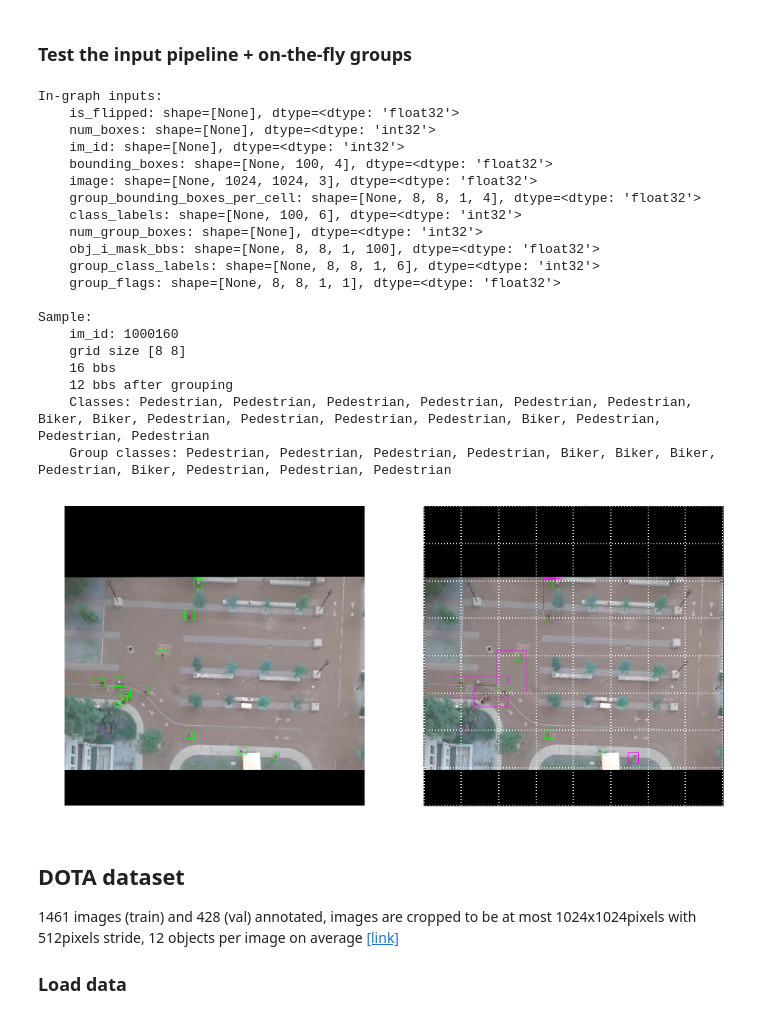
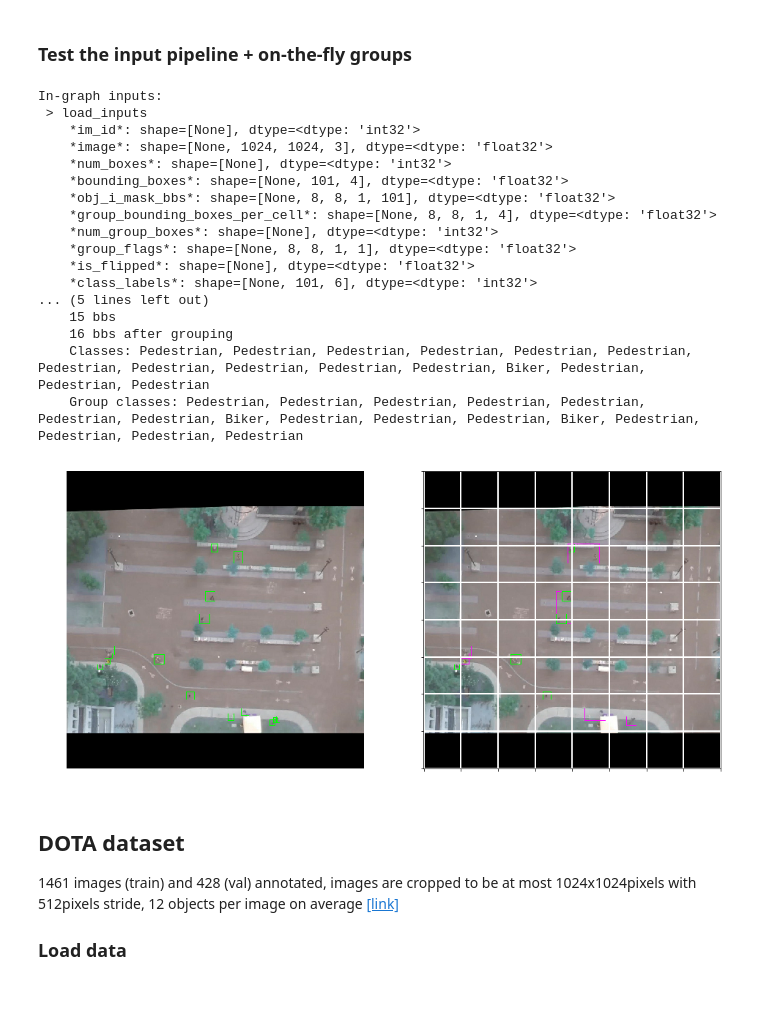
Before and after one commit to ameroyer/ODGI, a Jupyter notebook: input_pipeline.ipynb, the cells around one changed output. Saved outputs shown, nothing was run; the diff lists cells and outputs as text; code cells hidden in the pictures.

```diff
--- a/input_pipeline.ipynb
+++ b/input_pipeline.ipynb
@@ -288,8 +279,9 @@ Wall time: 3.37 s
 ### Test the input pipeline  + on-the-fly groups
 # %%
 with tf.Graph().as_default():
-    mode = 'test'
-    metadata = graph_manager.load_metadata('Data/metadata_vedai.txt')
+    mode = 'val'
+    fold = 1
+    metadata = defaults.load_metadata('Data/metadata_vedai_fold%02d.txt' % fold)
     image_size = 1024
 
     num_cells = np.array([4, 4])
@@ -298,17 +290,18 @@ with tf.Graph().as_default():
     print('\n\033[44mIn-graph inputs:\033[0m')
     inputs = tf_inputs.get_tf_dataset(metadata['%s_tfrecords' % mode],
                                       metadata['feature_keys'],
+                                      'vedai',
                                       metadata['%s_max_num_bbs' % mode],
-                                      len(metadata['data_classes']),
+                                      num_classes=len(metadata['data_classes']),
                                       with_classes=True,
                                       with_groups=True,
                                       grid_offsets=grid_offsets,
-                                      data_augmentation_threshold=1.,
+                                      data_augmentation_threshold=0.5,
                                       image_folder=metadata['image_folder'],
                                       batch_size=1,
                                       image_size=image_size,
                                       shuffle_buffer=1000,
-                                      verbose=True)[0]
+                                      verbose=2)[0]
     inputs = {k: v for k, v in inputs.items() if k != 'batch_size'}
 
     with tf.Session() as sess:
@@ -342,7 +335,7 @@ with tf.Graph().as_default():
         ax2.imshow(group_img)
         ax2.set_xticks(np.linspace(0, image_size, num_cells[0] + 1))
         ax2.set_yticks(np.linspace(0, image_size, num_cells[1] + 1))
-        ax2.tick_params(labelbottom='off', labelleft='off')
+        ax2.tick_params(labelbottom=False, labelleft=False)
         ax2.grid(color='white', linewidth=2)
         plt.show()
 # %% [output]
@@ -530,15 +542,0 @@ with open('Data/sdd_split_test.txt', 'r') as f:
-# %%
-%%time
-path_to_train = 'Data/sdd_train'
-num_stanford_train_samples, feature_keys = write_data_to_tfrecords(
-    stanford_image_ids, stanford_image_annotations, path_to_train,
-    pad=stanford_max_num_bbs, split=stanford_train_split)
-print('Wrote', num_stanford_train_samples, 'training examples')
-print()
-
-path_to_test = 'Data/sdd_test'
-num_stanford_test_samples, _ = write_data_to_tfrecords(
-    stanford_image_ids, stanford_image_annotations, path_to_test,
-    pad=stanford_max_num_bbs, split=stanford_test_split)
-print('Wrote', num_stanford_test_samples, 'test examples')
-print()
@@ -566,8 +592,8 @@ with open('Data/metadata_sdd.txt', 'w') as f:
 ### Test the input pipeline + on-the-fly groups
 # %%
 with tf.Graph().as_default():
-    mode = 'test'
-    metadata = graph_manager.load_metadata('Data/metadata_sdd.txt')
+    mode = 'val'
+    metadata = defaults.load_metadata('Data/metadata_sdd.txt')
     image_size = 1024
 
     num_cells = np.array([8, 8])
@@ -576,8 +602,9 @@ with tf.Graph().as_default():
     print('\n\033[44mIn-graph inputs:\033[0m')
     inputs = tf_inputs.get_tf_dataset(metadata['%s_tfrecords' % mode],
                                       metadata['feature_keys'],
+                                      'sdd',
                                       metadata['%s_max_num_bbs' % mode],
-                                      len(metadata['data_classes']),
+                                      num_classes=len(metadata['data_classes']),
                                       with_classes=True,
                                       with_groups=True,
                                       grid_offsets=grid_offsets,
@@ -597,54 +624,51 @@ with tf.Graph().as_default():
             viz.draw_bounding_boxes_numpy(img, bb)
         # On-the-fly group bounding boxes (Magenta)
         group_img = np.copy(inputs_['image'][0])
         group_bbs = np.reshape(inputs_['group_bounding_boxes_per_cell'][0], (-1, 4))
         group_flags = np.reshape(inputs_['group_flags'][0], (-1))
         for bb, flag in zip(group_bbs, group_flags):
             viz.draw_bounding_boxes_numpy(group_img, bb, color=(1., 0., 1.) if flag else (0., 1., 0.))
 
         # Print
         print('\n\033[44mSample:\033[0m')
         print('    im_id:', inputs_['im_id'][0])
         print('    grid size', num_cells)
         print('   ', inputs_['num_boxes'][0], 'bbs')
         print('   ', inputs_['num_group_boxes'][0], 'bbs after grouping')
         classes = np.where(inputs_['class_labels'][0] > 0)[-1]
         print('    Classes:', ', '.join(metadata['data_classes'][index] for index in classes))
         group_classes = np.where(inputs_['group_class_labels'][0] > 0)[-1]
         print('    Group classes:', ', '.join(metadata['data_classes'][index]
                                               for index in group_classes[:inputs_['num_group_boxes'][0]]))
         # Plot
         _, (ax1, ax2) = plt.subplots(1, 2, figsize=(16, 8))
         ax1.imshow(img)
         ax1.set_axis_off()
         ax2.imshow(group_img)
         ax2.set_xticks(np.linspace(0, image_size, num_cells[0] + 1))
         ax2.set_yticks(np.linspace(0, image_size, num_cells[1] + 1))
-        ax2.tick_params(labelbottom='off', labelleft='off')
+        ax2.tick_params(labelbottom=False, labelleft=False)
         ax2.grid(color='white', linewidth=2)
         plt.show()
 # %% [output]
 In-graph inputs:
-    is_flipped: shape=[None], dtype=<dtype: 'float32'>
-    num_boxes: shape=[None], dtype=<dtype: 'int32'>
-    im_id: shape=[None], dtype=<dtype: 'int32'>
-    bounding_boxes: shape=[None, 100, 4], dtype=<dtype: 'float32'>
-    image: shape=[None, 1024, 1024, 3], dtype=<dtype: 'float32'>
-    group_bounding_boxes_per_cell: shape=[None, 8, 8, 1, 4], dtype=<dtype: 'float32'>
-    class_labels: shape=[None, 100, 6], dtype=<dtype: 'int32'>
-    num_group_boxes: shape=[None], dtype=<dtype: 'int32'>
-    obj_i_mask_bbs: shape=[None, 8, 8, 1, 100], dtype=<dtype: 'float32'>
-    group_class_labels: shape=[None, 8, 8, 1, 6], dtype=<dtype: 'int32'>
-    group_flags: shape=[None, 8, 8, 1, 1], dtype=<dtype: 'float32'>
-
-Sample:
-    im_id: 1000160
-    grid size [8 8]
-    16 bbs
-    12 bbs after grouping
-    Classes: Pedestrian, Pedestrian, Pedestrian, Pedestrian, Pedestrian, Pedestrian, Biker, Biker, Pedestrian, Pedestrian, Pedestrian, Pedestrian, Biker, Pedestrian, Pedestrian, Pedestrian
-    Group classes: Pedestrian, Pedestrian, Pedestrian, Pedestrian, Biker, Biker, Biker, Pedestrian, Biker, Pedestrian, Pedestrian, Pedestrian
+ > load_inputs
+    *im_id*: shape=[None], dtype=<dtype: 'int32'>
+    *image*: shape=[None, 1024, 1024, 3], dtype=<dtype: 'float32'>
+    *num_boxes*: shape=[None], dtype=<dtype: 'int32'>
+    *bounding_boxes*: shape=[None, 101, 4], dtype=<dtype: 'float32'>
+    *obj_i_mask_bbs*: shape=[None, 8, 8, 1, 101], dtype=<dtype: 'float32'>
+    *group_bounding_boxes_per_cell*: shape=[None, 8, 8, 1, 4], dtype=<dtype: 'float32'>
+    *num_group_boxes*: shape=[None], dtype=<dtype: 'int32'>
+    *group_flags*: shape=[None, 8, 8, 1, 1], dtype=<dtype: 'float32'>
+    *is_flipped*: shape=[None], dtype=<dtype: 'float32'>
+    *class_labels*: shape=[None, 101, 6], dtype=<dtype: 'int32'>
+... (5 lines left out)
+    15 bbs
+    16 bbs after grouping
+    Classes: Pedestrian, Pedestrian, Pedestrian, Pedestrian, Pedestrian, Pedestrian, Pedestrian, Pedestrian, Pedestrian, Pedestrian, Pedestrian, Biker, Pedestrian, Pedestrian, Pedestrian
+    Group classes: Pedestrian, Pedestrian, Pedestrian, Pedestrian, Pedestrian, Pedestrian, Pedestrian, Biker, Pedestrian, Pedestrian, Pedestrian, Biker, Pedestrian, Pedestrian, Pedestrian, Pedestrian
-[figure, old version]
+[figure, new version]
 # %% [markdown]
 ## DOTA dataset
 
```
Also changed, not shown: parts of 17 cells of this notebook.
